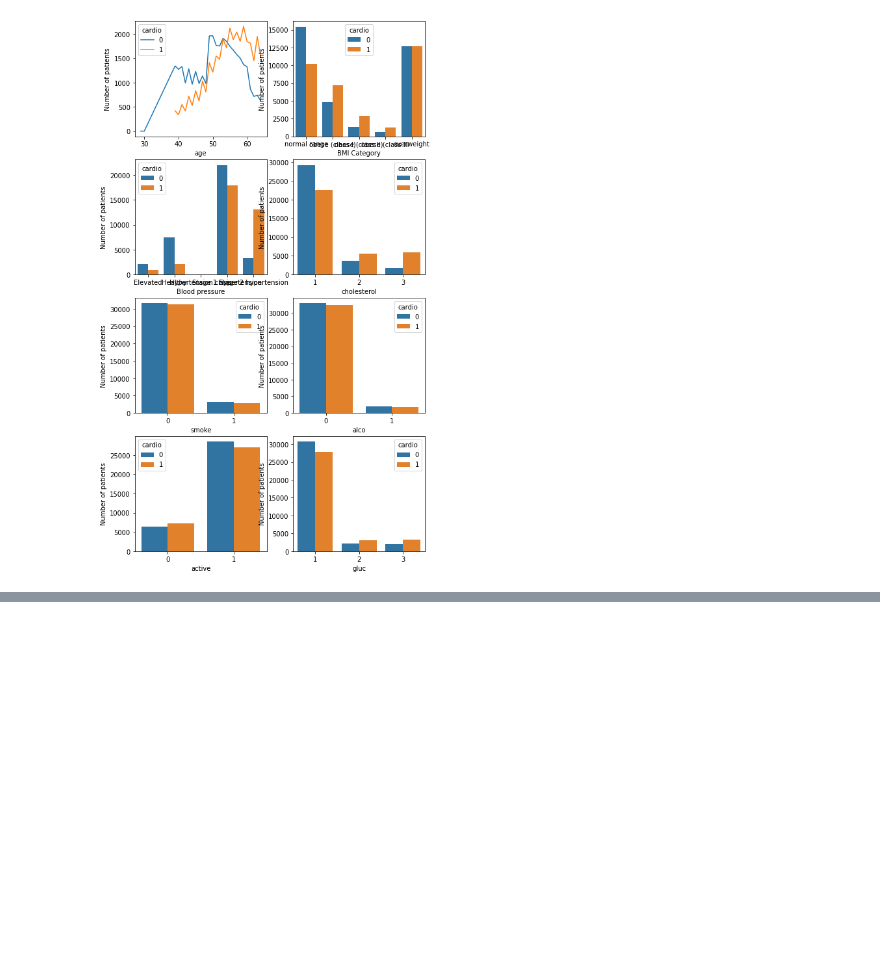
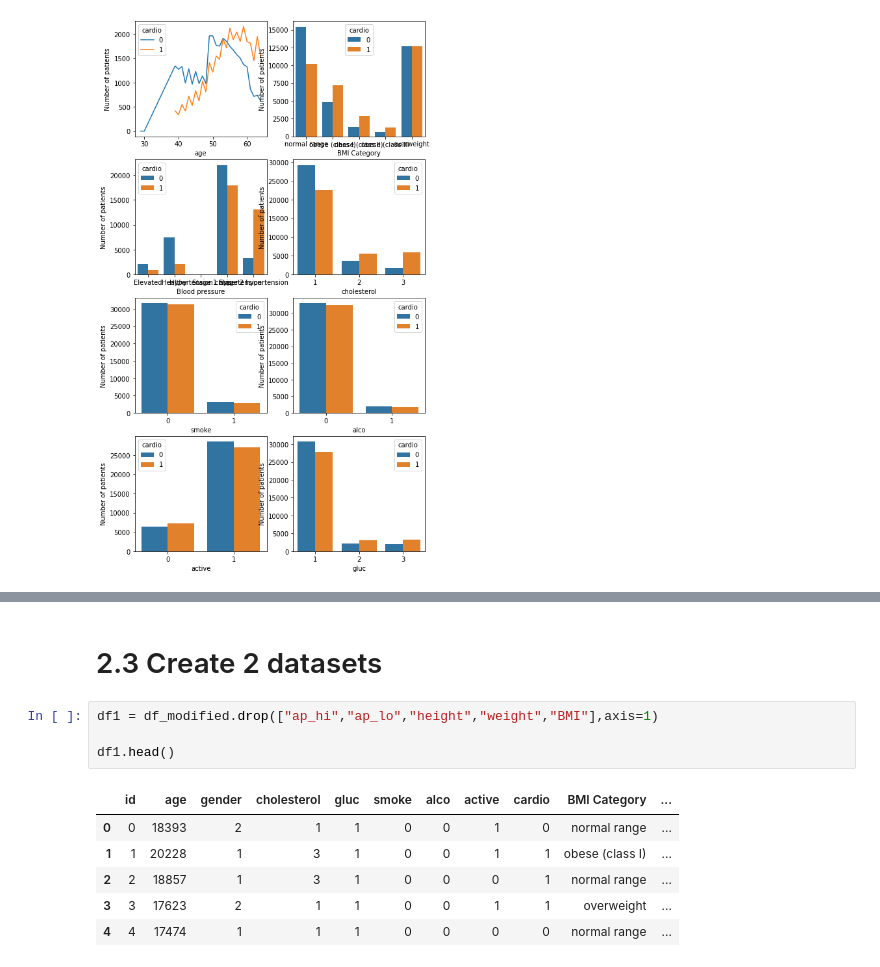
Before and after one commit to SamiFatmi/Machine-Learning-SAMI-FATMI, a Jupyter notebook: Labs/2-Disease_prediction.ipynb, the cells around one changed output, grey strips where cells are left out. Drawn from its saved outputs; the diff is of its cells as text; blank space fills up the shorter version.

```diff
--- a/Labs/2-Disease_prediction.ipynb
+++ b/Labs/2-Disease_prediction.ipynb
@@ -269,0 +286,13 @@ See the caveats in the documentation: https://pandas.pydata.org/pandas-docs/stab
+# %% [markdown]
+# 2.3 Create 2 datasets
+# %%
+df1 = df_modified.drop(["ap_hi","ap_lo","height","weight","BMI"],axis=1)
+
+df1.head()
+# %% [output]
+|  | id | age | gender | cholesterol | gluc | smoke | alco | active | cardio | BMI Category | ... |
+| 0 | 0 | 18393 | 2 | 1 | 1 | 0 | 0 | 1 | 0 | normal range | ... |
+| 1 | 1 | 20228 | 1 | 3 | 1 | 0 | 0 | 1 | 1 | obese (class I) | ... |
+| 2 | 2 | 18857 | 1 | 3 | 1 | 0 | 0 | 0 | 1 | normal range | ... |
+| 3 | 3 | 17623 | 2 | 1 | 1 | 0 | 0 | 1 | 1 | overweight | ... |
+| 4 | 4 | 17474 | 1 | 1 | 1 | 0 | 0 | 0 | 0 | normal range | ... |
```
Also changed, not shown: parts of 3 cells of this notebook.
